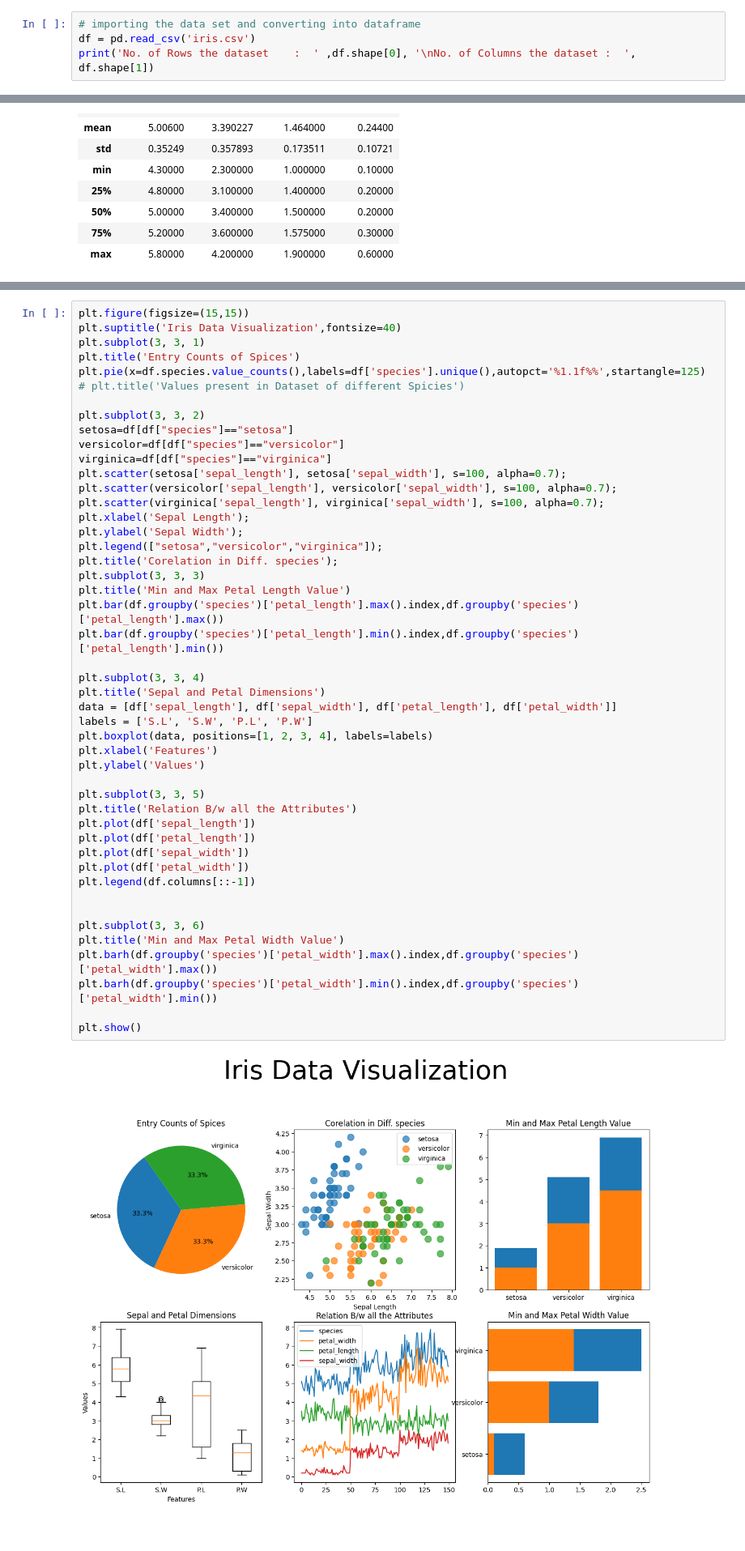
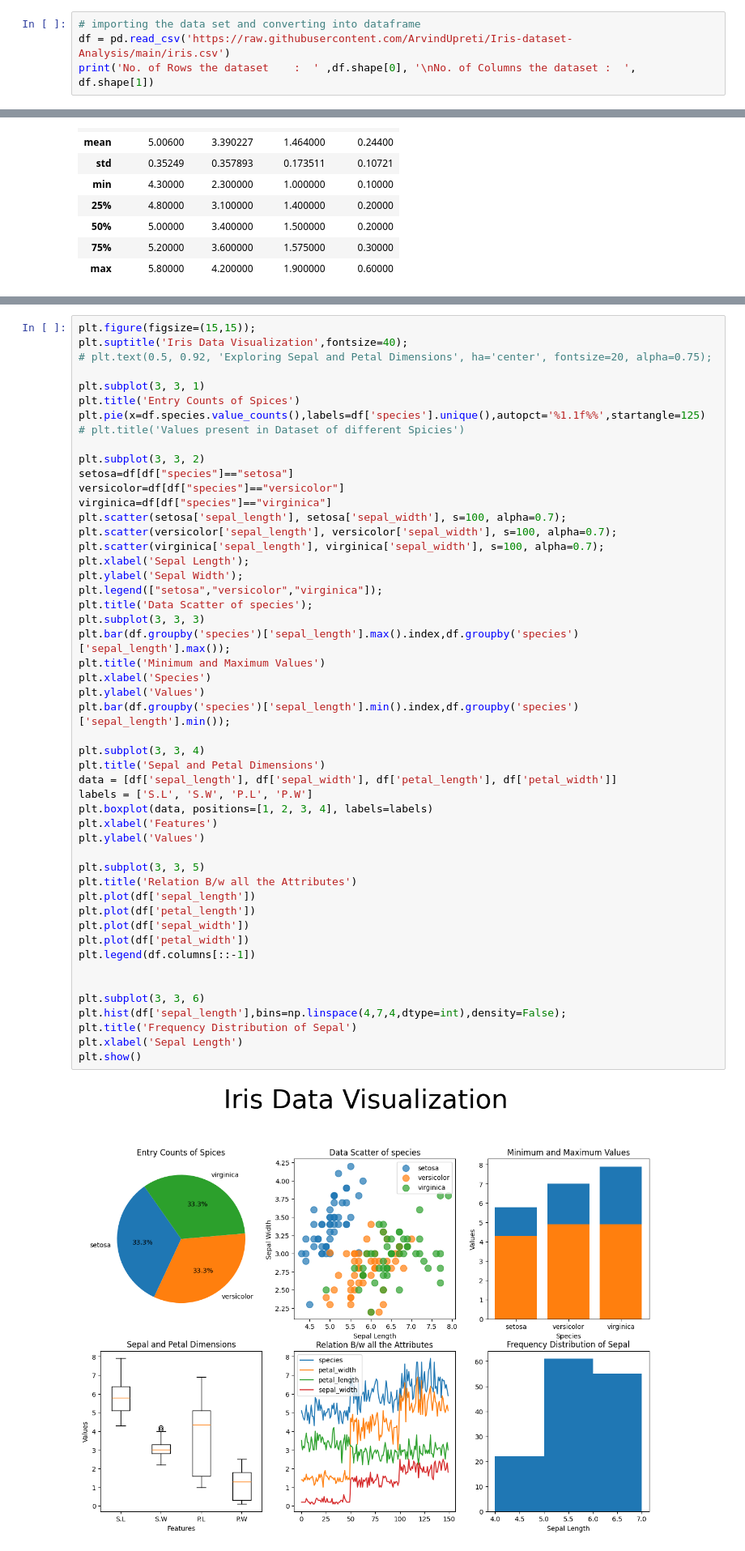
Before and after one commit to ArvindUpreti/Iris-dataset-Analysis, a Jupyter notebook: Iris Data Project.ipynb, the cells around one changed output, grey strips where cells are left out. Shown: that part at 81% size. Saved outputs shown, nothing was run; the diff lists cells and outputs as text.

```diff
--- a/Iris Data Project.ipynb
+++ b/Iris Data Project.ipynb
@@ -15,6 +20,6 @@ w.filterwarnings("ignore")
 # %%
 # importing the data set and converting into dataframe
-df = pd.read_csv('iris.csv')
+df = pd.read_csv('https://raw.githubusercontent.com/ArvindUpreti/Iris-dataset-Analysis/main/iris.csv')
 print('No. of Rows the dataset    :  ' ,df.shape[0], '\nNo. of Columns the dataset :  ', df.shape[1])
 # %% [output]
 No. of Rows the dataset    :   150
@@ -301,6 +290,8 @@ setosa.describe()
 # %%
-plt.figure(figsize=(15,15))
-plt.suptitle('Iris Data Visualization',fontsize=40)
+plt.figure(figsize=(15,15));
+plt.suptitle('Iris Data Visualization',fontsize=40);
+# plt.text(0.5, 0.92, 'Exploring Sepal and Petal Dimensions', ha='center', fontsize=20, alpha=0.75);
+
 plt.subplot(3, 3, 1)
 plt.title('Entry Counts of Spices')
 plt.pie(x=df.species.value_counts(),labels=df['species'].unique(),autopct='%1.1f%%',startangle=125)
@@ -311,39 +302,40 @@ setosa=df[df["species"]=="setosa"]
 versicolor=df[df["species"]=="versicolor"]
 virginica=df[df["species"]=="virginica"]
 plt.scatter(setosa['sepal_length'], setosa['sepal_width'], s=100, alpha=0.7);
 plt.scatter(versicolor['sepal_length'], versicolor['sepal_width'], s=100, alpha=0.7);
 plt.scatter(virginica['sepal_length'], virginica['sepal_width'], s=100, alpha=0.7);
 plt.xlabel('Sepal Length');
 plt.ylabel('Sepal Width');
 plt.legend(["setosa","versicolor","virginica"]);
-plt.title('Corelation in Diff. species');
+plt.title('Data Scatter of species');
 plt.subplot(3, 3, 3)
-plt.title('Min and Max Petal Length Value')
-plt.bar(df.groupby('species')['petal_length'].max().index,df.groupby('species')['petal_length'].max())
-plt.bar(df.groupby('species')['petal_length'].min().index,df.groupby('species')['petal_length'].min())
+plt.bar(df.groupby('species')['sepal_length'].max().index,df.groupby('species')['sepal_length'].max());
+plt.title('Minimum and Maximum Values')
+plt.xlabel('Species')
+plt.ylabel('Values')
+plt.bar(df.groupby('species')['sepal_length'].min().index,df.groupby('species')['sepal_length'].min());
 
 plt.subplot(3, 3, 4)
 plt.title('Sepal and Petal Dimensions')
 data = [df['sepal_length'], df['sepal_width'], df['petal_length'], df['petal_width']]
 labels = ['S.L', 'S.W', 'P.L', 'P.W']
 plt.boxplot(data, positions=[1, 2, 3, 4], labels=labels)
 plt.xlabel('Features')
 plt.ylabel('Values')
 
 plt.subplot(3, 3, 5)
 plt.title('Relation B/w all the Attributes')
 plt.plot(df['sepal_length'])
 plt.plot(df['petal_length'])
 plt.plot(df['sepal_width'])
 plt.plot(df['petal_width'])
 plt.legend(df.columns[::-1])
 
 
 plt.subplot(3, 3, 6)
-plt.title('Min and Max Petal Width Value')
-plt.barh(df.groupby('species')['petal_width'].max().index,df.groupby('species')['petal_width'].max())
-plt.barh(df.groupby('species')['petal_width'].min().index,df.groupby('species')['petal_width'].min())
-
+plt.hist(df['sepal_length'],bins=np.linspace(4,7,4,dtype=int),density=False);
+plt.title('Frequency Distribution of Sepal')
+plt.xlabel('Sepal Length')
 plt.show()
 # %% [output]
-[figure, old version]
+[figure, new version]
```
Also changed, not shown: parts of 12 cells of this notebook.
